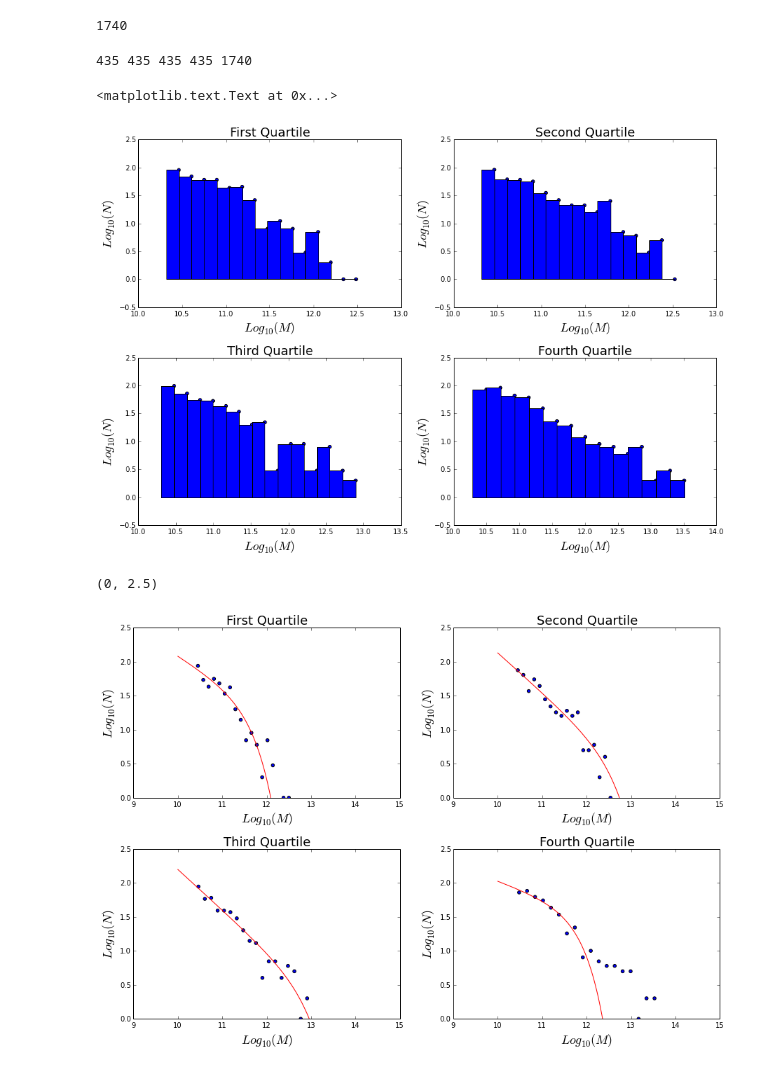
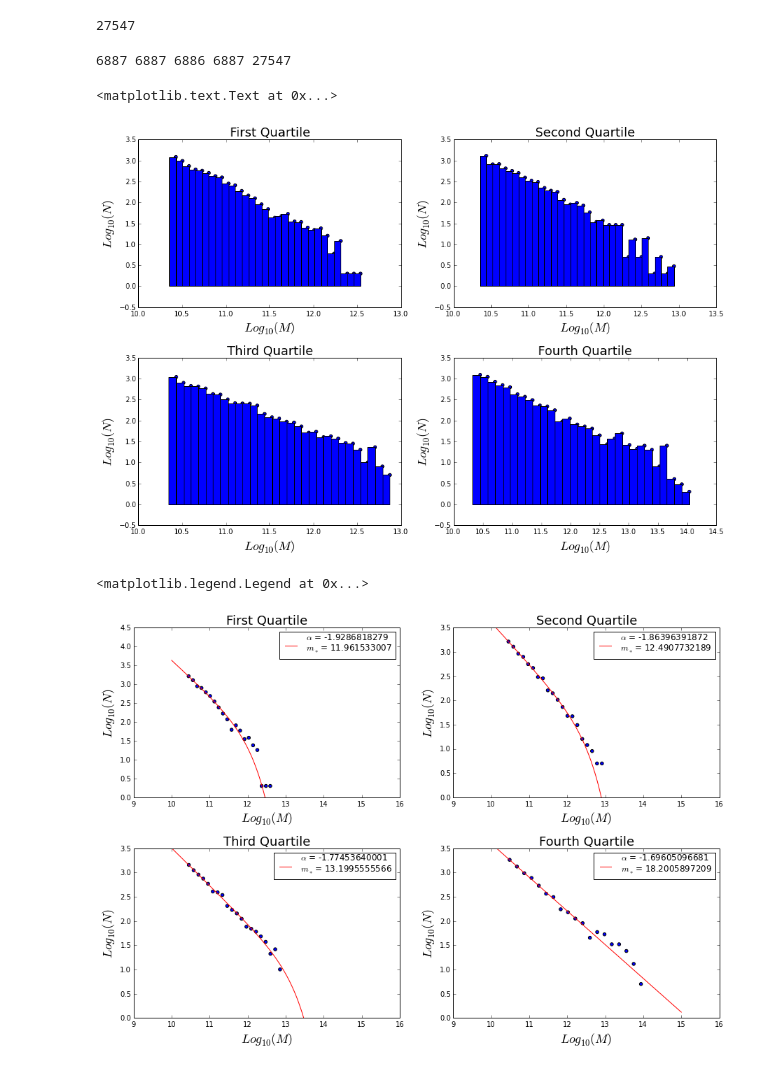
Before and after one commit to jdprada1760/Cornell_Summer, a Jupyter notebook: Millenium_Run/quartile.ipynb, the cells around one changed output. Saved outputs shown, nothing was run; the diff lists cells and outputs as text; code cells hidden in the pictures.

Commit message:
Some results

```diff
--- a/Millenium_Run/quartile.ipynb
+++ b/Millenium_Run/quartile.ipynb
@@ -13,16 +13,16 @@ galaxies.sql       Haloes_Histogram.ipynb  Histo.sql      optim.sql      t1.data
 # %%
 # Reads the csv
-name = "t1.data"
+name = "finalResult.data"
 table = np.loadtxt(name, skiprows = 0, delimiter = ',').T
 # mass per particle
 M = 8.61E+8 / 0.7
 # The volume of the sample box
-vol = ((40-18)/0.7)**3
+vol = (30*30*20)/(0.7**3)
 #M,vol
-table[0] = 4/table[0]
+table[0] = 4/(np.pi*table[0])
 len(table.T)
 # %% [output]
-1740
+27547
 # %%
 # Calculates the first quartile of logsigma
 lsigma = table[0]
@@ -45,7 +45,7 @@ q4 = mass[where(lsigma >= q)]
 # verify the length of each quartile
 print len(q1),len(q2),len(q3),len(q4), sum([len(q1),len(q2),len(q3),len(q4)])
 # %% [output]
-435 435 435 435 1740
+6887 6887 6886 6887 27547
 # %%
 # Gives the x,y of the histogram for logmasses from the given array of mass
 def histog( mf, nbins ):
@@ -60,9 +60,7 @@ def histog( mf, nbins ):
 # %%
 # To avoid log10(0)
 def log100(x):
-    a = np.zeros(len(x))
-    a[where(x != 0)] = log10(x)
-    return a
+    return log10(x)
 # %%
 # The fitting function
 def Schechter(m,alpha,phi_s,m_s):
@@ -78,83 +76,91 @@ def fit(mf,bins):
 # %%
 # Graphics of the mass function for each quartile
-bins = 15
+bins = 30
 fig, axes = plt.subplots(nrows=2, ncols=2, figsize=(15,10) )
 plt.subplots_adjust(left=None, bottom=None, right=None, top=None, wspace=0.2, hspace=0.3)
 ax0, ax1, ax2, ax3 = axes.flat
 # Histo for first quartile
 tmp = histog(log100(q1),bins)
 ax0.scatter( tmp[0], log100(tmp[1]))
 ax0.bar( tmp[0], log100(tmp[1]), width = tmp[0][1]-tmp[0][2] )
 ax0.set_title('First Quartile', fontsize = 18)
 ax0.set_ylabel('$Log_{10}(N)$', fontsize = 18)
 ax0.set_xlabel('$Log_{10}(M)$', fontsize = 18)
 # Other quartiles
 tmp = histog(log100(q2),bins)
 ax1.scatter( tmp[0], log100(tmp[1]))
 ax1.bar( tmp[0], log100(tmp[1]), width = tmp[0][1]-tmp[0][2] )
 ax1.set_title('Second Quartile', fontsize = 18)
 ax1.set_ylabel('$Log_{10}(N)$', fontsize = 18)
 ax1.set_xlabel('$Log_{10}(M)$', fontsize = 18)
 # --
 tmp = histog(log100(q3),bins)
 ax2.scatter( tmp[0], log100(tmp[1]))
 ax2.bar( tmp[0], log100(tmp[1]), width = tmp[0][1]-tmp[0][2] )
 ax2.set_title('Third Quartile', fontsize = 18)
 ax2.set_ylabel('$Log_{10}(N)$', fontsize = 18)
 ax2.set_xlabel('$Log_{10}(M)$', fontsize = 18)
 # --
 tmp = histog(log100(q4),bins)
 ax3.scatter( tmp[0], log100(tmp[1]))
 ax3.bar( tmp[0], log100(tmp[1]), width = tmp[0][1]-tmp[0][2] )
 ax3.set_title('Fourth Quartile', fontsize = 18)
 ax3.set_ylabel('$Log_{10}(N)$', fontsize = 18)
 ax3.set_xlabel('$Log_{10}(M)$', fontsize = 18)
 # %% [output]
 <matplotlib.text.Text at 0x...>
-[figure, old version]
+[figure, new version]
 # %%
 # Graphics of the mass function for each quartile
-bins = 18
+bins = 20
 fig, axes = plt.subplots( nrows=2, ncols=2, figsize=(15,10) )
 plt.subplots_adjust(left=None, bottom=None, right=None, top=None, wspace=0.2, hspace=0.3)
 ax0, ax1, ax2, ax3 = axes.flat
-logm = linspace(10,14, 100)
+logm = linspace(10,15, 100)
 # Histo for first quartile
 tmp = histog(log100(q1),bins)
-ax0.scatter( tmp[0], log10(tmp[1]))
+ax0.scatter( tmp[0], log100(tmp[1]))
 ft = fit(q1,bins)[0]
-ax0.plot(logm, log100(Schechter(logm,ft[0],ft[1],ft[2]) ),'r')
+ax0.plot(logm, log100(Schechter(logm,ft[0],ft[1],ft[2]) ),'r',
+         label = r"$\alpha$ = " + str(ft[0]) +"\n" + r"$m_\ast$ = " + str(ft[2]))
 ax0.set_title('First Quartile', fontsize = 18)
 ax0.set_ylabel('$Log_{10}(N)$', fontsize = 18)
 ax0.set_xlabel('$Log_{10}(M)$', fontsize = 18)
-ax0.set_ylim(0,2.5)
+ax0.set_ylim(0,4.5)
+ax0.legend()
 #--
 tmp = histog(log100(q2),bins)
 ax1.scatter( tmp[0], log100(tmp[1]))
 ft = fit(q2,bins)[0]
-ax1.plot(logm, log100(Schechter(logm,ft[0],ft[1],ft[2]) ),'r')
+ax1.plot(logm, log100(Schechter(logm,ft[0],ft[1],ft[2]) ),'r',
+         label = r"$\alpha$ = " + str(ft[0]) +"\n" + r"$m_\ast$ = " + str(ft[2]))
 ax1.set_title('Second Quartile', fontsize = 18)
 ax1.set_ylabel('$Log_{10}(N)$', fontsize = 18)
 ax1.set_xlabel('$Log_{10}(M)$', fontsize = 18)
-ax1.set_ylim(0,2.5)
+ax1.set_ylim(0,3.5)
+ax1.legend()
 #--
 tmp = histog(log100(q3),bins)
 ax2.scatter( tmp[0], log100(tmp[1]))
 ft = fit(q3,bins)[0]
-ax2.plot(logm, log100(Schechter(logm,ft[0],ft[1],ft[2]) ),'r')
+ax2.plot(logm, log100(Schechter(logm,ft[0],ft[1],ft[2]) ),'r',
+         label = r"$\alpha$ = " + str(ft[0]) +"\n" + r"$m_\ast$ = " + str(ft[2]))
 ax2.set_title('Third Quartile', fontsize = 18)
 ax2.set_ylabel('$Log_{10}(N)$', fontsize = 18)
 ax2.set_xlabel('$Log_{10}(M)$', fontsize = 18)
-ax2.set_ylim(0,2.5)
+ax2.set_ylim(0,3.5)
+ax2.legend()
 #--
 tmp = histog(log100(q4),bins)
 ax3.scatter( tmp[0], log100(tmp[1]))
 ft = fit(q4,bins)[0]
-ax3.plot(logm, log100(Schechter(logm,ft[0],ft[1],ft[2]) ),'r')
+ax3.plot(logm, log100(Schechter(logm,ft[0],ft[1],ft[2]) ),'r',
+         label = r"$\alpha$ = " + str(ft[0]) +"\n" + r"$m_\ast$ = " + str(ft[2]))
 ax3.set_title('Fourth Quartile', fontsize = 18)
 ax3.set_ylabel('$Log_{10}(N)$', fontsize = 18)
 ax3.set_xlabel('$Log_{10}(M)$', fontsize = 18)
-ax3.set_ylim(0,2.5)
+ax3.set_ylim(0,3.5)
+ax3.legend()
 # %% [output]
-(0, 2.5)
+<matplotlib.legend.Legend at 0x...>
-[figure, old version]
+[figure, new version]
```
Also changed, not shown: parts of 4 cells of this notebook, 1 other file.
